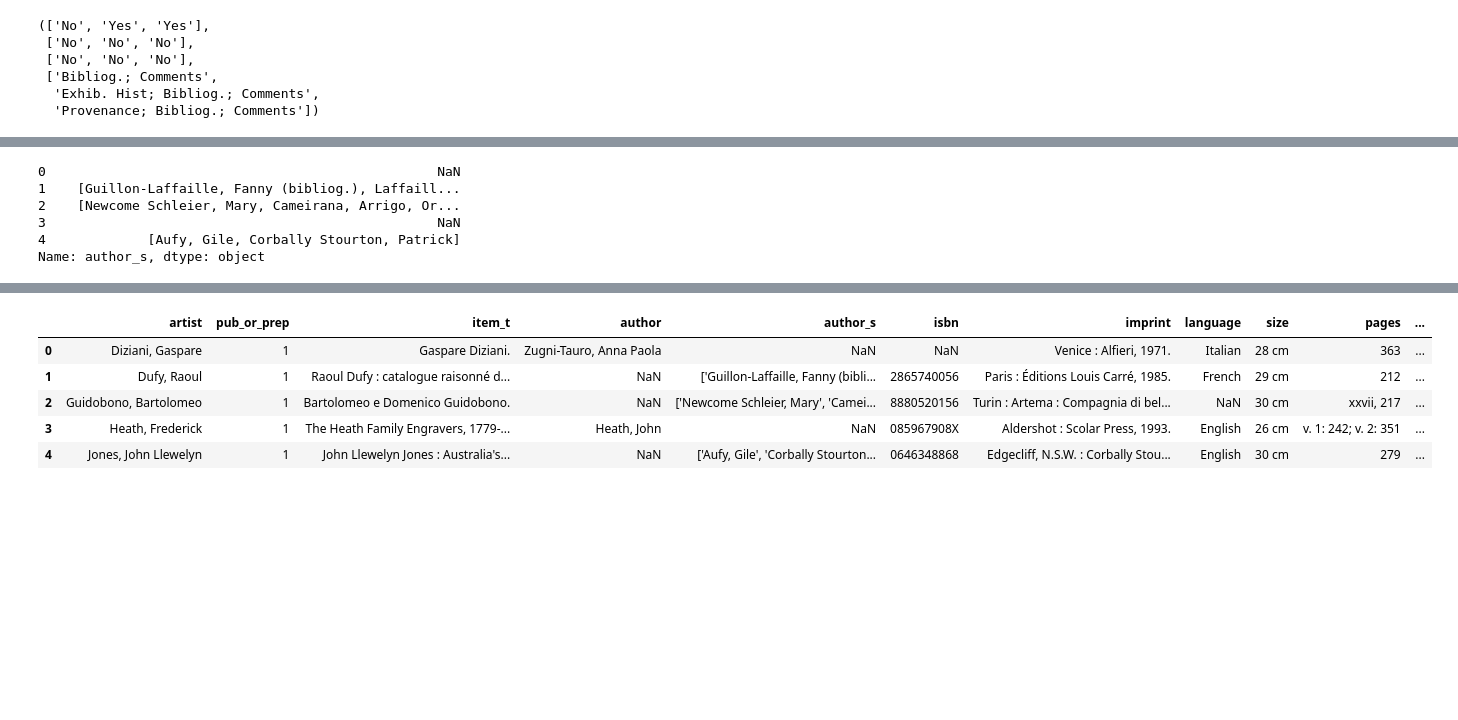
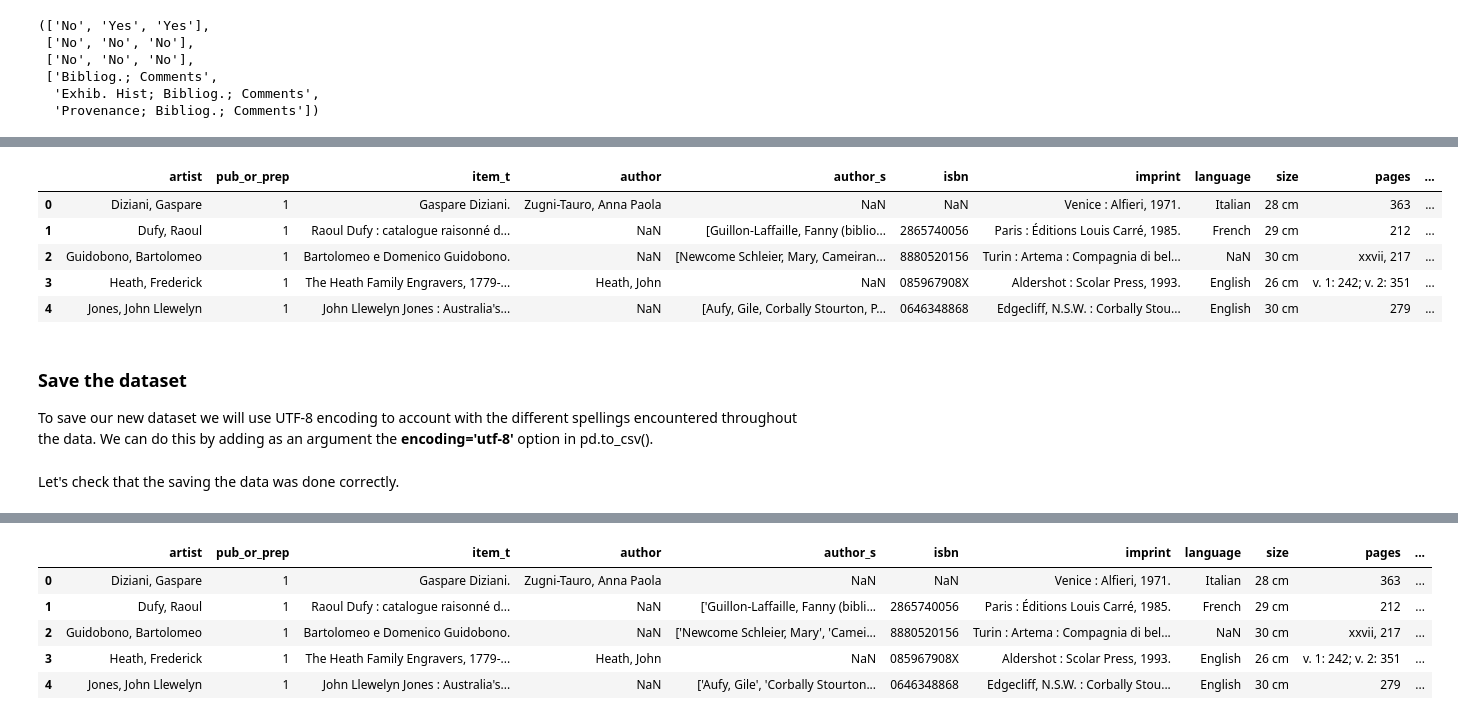
Before and after one commit to ramonprz01/art-auction, a Jupyter notebook: cleaning_part.ipynb, the cells around one changed output, grey strips where cells are left out. Cells and saved outputs as stored; diff of their text form; code cells hidden in the pictures; blank space fills up the shorter version.

```diff
--- a/cleaning_part.ipynb
+++ b/cleaning_part.ipynb
@@ -435,0 +698,19 @@ len(df_final.author_s)
+# %%
+# Create a new list
+
+new_auths = []
+
+
+for i in df_final.author_s: # loop over every element of the variable
+    tmp = []
+    if pd.notna(i) == True: # if the element is not NaN
+        val = i.split(';') # Split it by ';'
+        for s in val: # For those variables we just splitted
+            val_2 = s.strip().strip('&amp').strip('nbsp\r\n').strip() # clean them
+            tmp.append(val_2) # append them to a temporary list
+        join_them = list(filter(None, tmp)) # filter out the empty elements
+        new_auths.append(join_them) # append back to main list
+    else:
+        new_auths.append(np.nan)
+
+len(new_auths), new_auths[:3]
@@ -436,16 +724,24 @@ len(df_final.author_s)
 # %%
-new_auths = []
-for i in df_final.author_s:
+# Create a new list
+
+new_lang = []
+
+
+for i in df_final.language:
     tmp = []
     if pd.notna(i) == True:
         val = i.split(';')
         for s in val:
-            val_2 = s.strip().strip('&amp').strip('nbsp\r\n').strip()
+            val_2 = s.strip()#.strip('&amp').strip('nbspr\n').strip()
             tmp.append(val_2)
         join_them = list(filter(None, tmp))
-        new_auths.append(join_them)
+        #new_lang.append(join_them)
+        if len(join_them) == 1:
+            new_lang.append(join_them[0])
+        else:
+            new_lang.append(join_them[0])
     else:
-        new_auths.append(np.nan)
+        new_lang.append(np.nan)
 
-len(new_auths)
+len(new_lang), new_lang[:20]
 # %% [output]
@@ -453,18 +765,26 @@ len(new_auths)
 # %%
-df_final = df_final.drop(columns='author_s')
+# Add the the new variables to the dataset
+df_final = df_final.drop(columns=['author_s', 'language'])
 df_final.insert(4, 'author_s', new_auths, True)
-df_final.author_s.head()
+df_final.insert(7, 'language', new_lang, True)
+df_final.head()
 # %% [output]
-0                                                  NaN
-1    [Guillon-Laffaille, Fanny (bibliog.), Laffaill...
-2    [Newcome Schleier, Mary, Cameirana, Arrigo, Or...
-3                                                  NaN
-4             [Aufy, Gile, Corbally Stourton, Patrick]
-Name: author_s, dtype: object
+|  | artist | pub_or_prep | item_t | author | author_s | isbn | imprint | language | size | pages | ... |
+| 0 | Diziani, Gaspare | 1 | Gaspare Diziani. | Zugni-Tauro, Anna Paola | NaN | NaN | Venice : Alfieri, 1971. | Italian | 28 cm | 363 | ... |
+| 1 | Dufy, Raoul | 1 | Raoul Dufy : catalogue raisonné d... | NaN | [Guillon-Laffaille, Fanny (biblio... | 2865740056 | Paris : Éditions Louis Carré, 1985. | French | 29 cm | 212 | ... |
+| 2 | Guidobono, Bartolomeo | 1 | Bartolomeo e Domenico Guidobono. | NaN | [Newcome Schleier, Mary, Cameiran... | 8880520156 | Turin : Artema : Compagnia di bel... | NaN | 30 cm | xxvii, 217 | ... |
+| 3 | Heath, Frederick | 1 | The Heath Family Engravers, 1779-... | Heath, John | NaN | 085967908X | Aldershot : Scolar Press, 1993. | English | 26 cm | v. 1: 242; v. 2: 351 | ... |
+| 4 | Jones, John Llewelyn | 1 | John Llewelyn Jones : Australia's... | NaN | [Aufy, Gile, Corbally Stourton, P... | 0646348868 | Edgecliff, N.S.W. : Corbally Stou... | English | 30 cm | 279 | ... |
+# %% [markdown]
+### Save the dataset
+
+To save our new dataset we will use UTF-8 encoding to account with the different spellings encountered throughout the data. We can do this by adding as an argument the **encoding='utf-8'** option in pd.to_csv().
 # %%
 df_final.to_csv('C:/Users/ramon/OneDrive/INSEAD/auction_proj/full_data.csv', index=False, encoding='utf-8')
 # %%
 df = pd.read_csv('C:/Users/ramon/OneDrive/INSEAD/auction_proj/full_data.csv')
+# %% [markdown]
+Let's check that the saving the data was done correctly.
 # %%
 len(df.columns), len(df)
 # %% [output]
```
Also changed, not shown: parts of 100 cells of this notebook, 20 other files.
